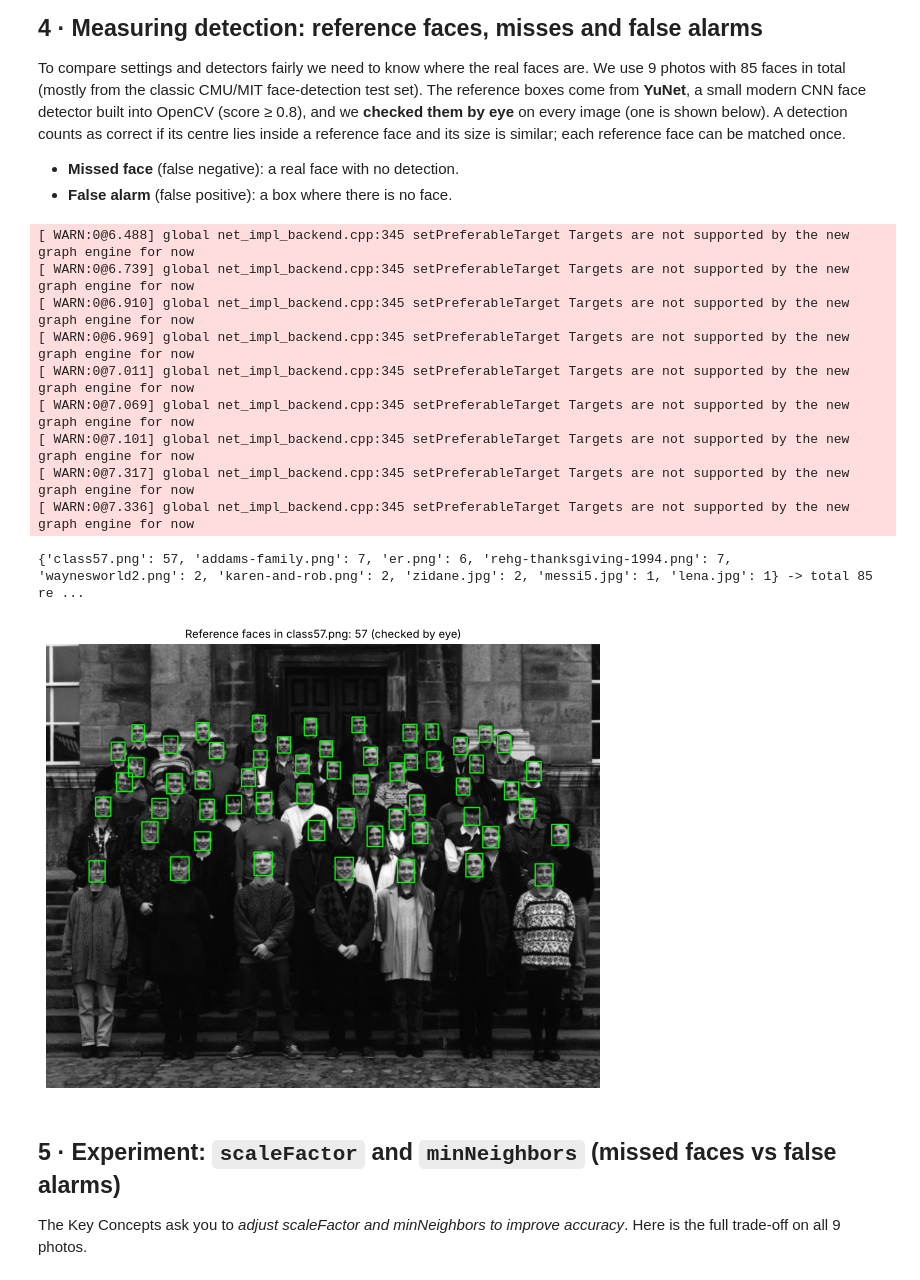
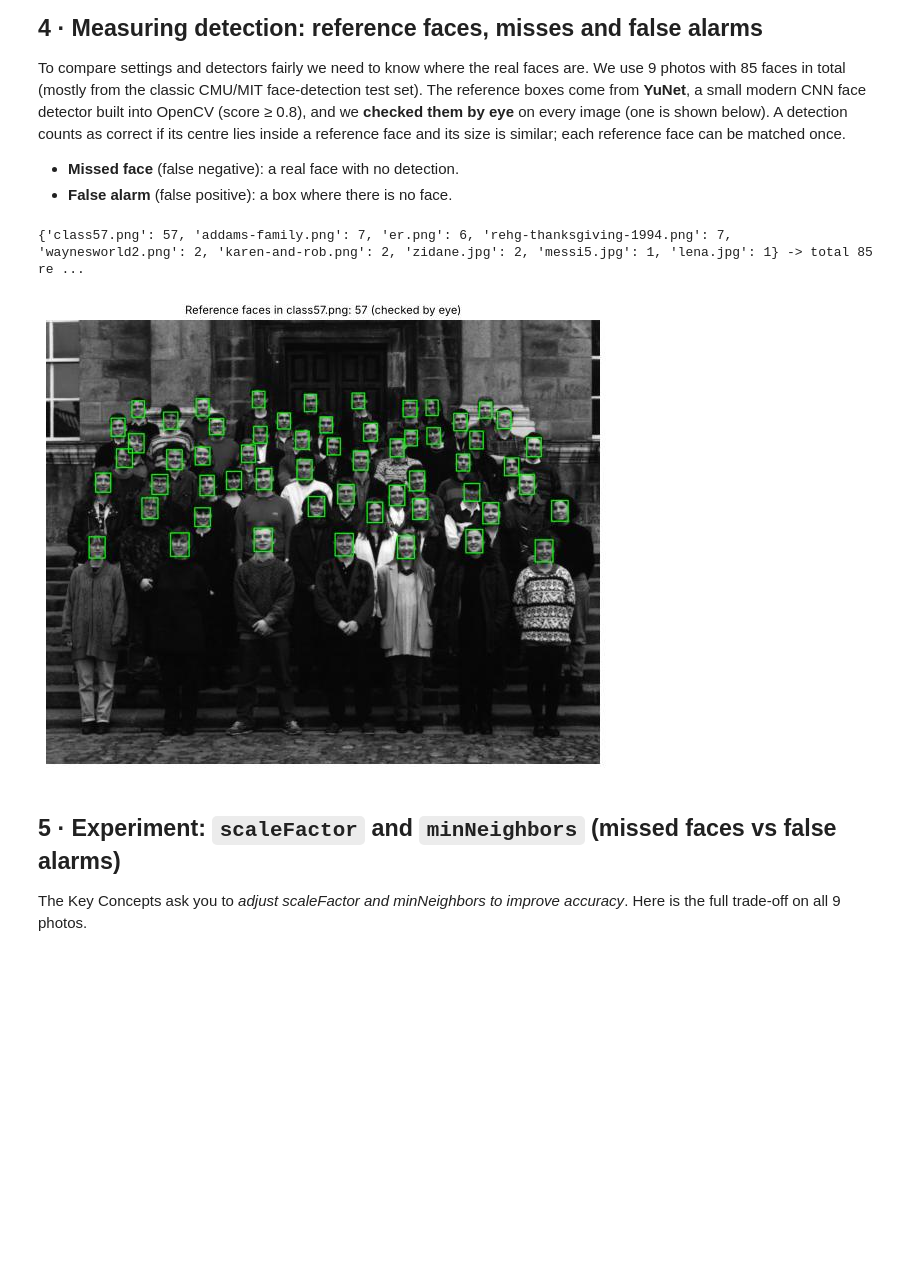
Before and after one commit to Darshit42/lern, a Jupyter notebook: computer-vision/week-2/labs/day13_face_detection_haar_hog.ipynb, the cells around one changed output. Drawn from its saved outputs; the diff is of its cells as text; code cells hidden in the pictures; blank space fills up the shorter version.

```diff
--- a/computer-vision/week-2/labs/day13_face_detection_haar_hog.ipynb
+++ b/computer-vision/week-2/labs/day13_face_detection_haar_hog.ipynb
@@ -213,46 +215,38 @@ To compare settings and detectors fairly we need to know where the real faces ar
 # %%
 yunet_path = download("https://media.githubusercontent.com/media/opencv/opencv_zoo/main/models/face_detection_yunet/face_detection_yunet_2023mar.onnx",
                       "face_detection_yunet_2023mar.onnx")
 eval_names = ["class57.png", "addams-family.png", "er.png", "rehg-thanksgiving-1994.png", "waynesworld2.png",
               "karen-and-rob.png", "zidane.jpg", "messi5.jpg", "lena.jpg"]
 images = {n: cv2.imread(str(paths[n])) for n in eval_names}
 grays = {n: cv2.cvtColor(im, cv2.COLOR_BGR2GRAY) for n, im in images.items()}
 
-def yunet_faces(img, thr=0.8):
-    h, w = img.shape[:2]
-    det = cv2.FaceDetectorYN.create(str(yunet_path), "", (w, h), thr, 0.3, 5000)
-    _, f = det.detect(img)
+yunet = cv2.FaceDetectorYN.create(str(yunet_path), "", (320, 320), 0.8, 0.3, 5000)   # score threshold 0.8
+
+def yunet_faces(img):
+    yunet.setInputSize((img.shape[1], img.shape[0]))
+    _, f = yunet.detect(img)
     return [] if f is None else [tuple(map(int, r[:4])) for r in f]
 
 refs = {n: yunet_faces(images[n]) for n in eval_names}
 print({n: len(r) for n, r in refs.items()}, "-> total", sum(map(len, refs.values())), "reference faces")
 
 def match(dets, ref):
     """Return (correct, false_alarms, missed)."""
     used, tp = set(), 0
     for (x, y, w, h) in dets:
         cx, cy = x + w / 2, y + h / 2
         for j, (rx, ry, rw, rh) in enumerate(ref):
             if j not in used and rx <= cx <= rx + rw and ry <= cy <= ry + rh and 0.5 < w / rw < 2.5:
                 used.add(j); tp += 1; break
     return tp, len(dets) - tp, len(ref) - tp
 
 vis = images["class57.png"].copy()
 for (x, y, w, h) in refs["class57.png"]:
     cv2.rectangle(vis, (x, y), (x + w, y + h), (0, 255, 0), 2)
 show(vis, f"Reference faces in class57.png: {len(refs['class57.png'])} (checked by eye)", size=9); plt.show()
 # %% [output]
-[ WARN:0@6.488] global net_impl_backend.cpp:345 setPreferableTarget Targets are not supported by the new graph engine for now
-[ WARN:0@6.739] global net_impl_backend.cpp:345 setPreferableTarget Targets are not supported by the new graph engine for now
-[ WARN:0@6.910] global net_impl_backend.cpp:345 setPreferableTarget Targets are not supported by the new graph engine for now
-[ WARN:0@6.969] global net_impl_backend.cpp:345 setPreferableTarget Targets are not supported by the new graph engine for now
-[ WARN:0@7.011] global net_impl_backend.cpp:345 setPreferableTarget Targets are not supported by the new graph engine for now
-[ WARN:0@7.069] global net_impl_backend.cpp:345 setPreferableTarget Targets are not supported by the new graph engine for now
-[ WARN:0@7.101] global net_impl_backend.cpp:345 setPreferableTarget Targets are not supported by the new graph engine for now
-[ WARN:0@7.317] global net_impl_backend.cpp:345 setPreferableTarget Targets are not supported by the new graph engine for now
-[ WARN:0@7.336] global net_impl_backend.cpp:345 setPreferableTarget Targets are not supported by the new graph engine for now
+{'class57.png': 57, 'addams-family.png': 7, 'er.png': 6, 'rehg-thanksgiving-1994.png': 7, 'waynesworld2.png': 2, 'karen-and-rob.png': 2, 'zidane.jpg': 2, 'messi5.jpg': 1, 'lena.jpg': 1} -> total 85 re ...
-{'class57.png': 57, 'addams-family.png': 7, 'er.png': 6, 'rehg-thanksgiving-1994.png': 7, 'waynesworld2.png': 2, 'karen-and-rob.png': 2, 'zidane.jpg': 2, 'messi5.jpg': 1, 'lena.jpg': 1} -> total 85 re ...
-[figure, old version]
+[figure, new version]
 # %% [markdown]
 ## 5 · Experiment: `scaleFactor` and `minNeighbors` (missed faces vs false alarms)
 
```
Also changed, not shown: parts of 16 cells of this notebook, 12 other files.
